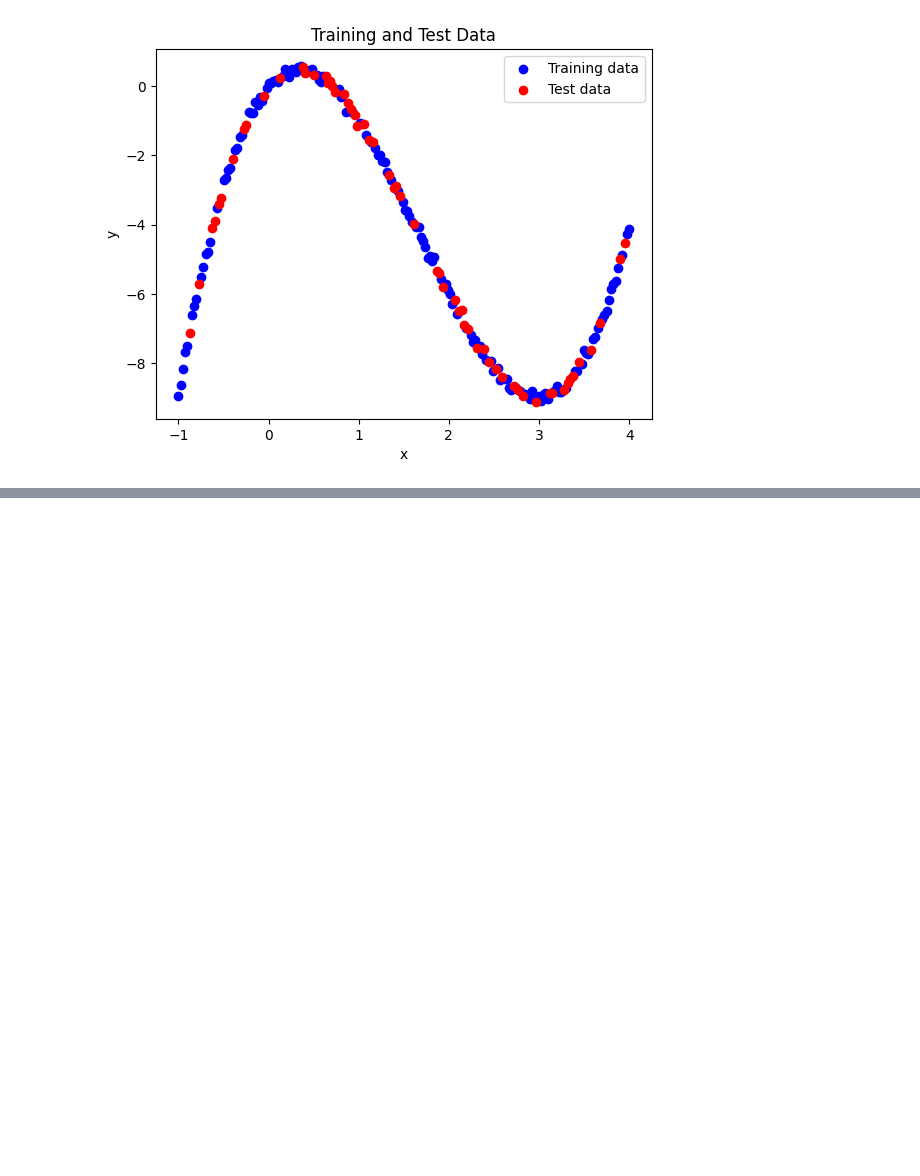
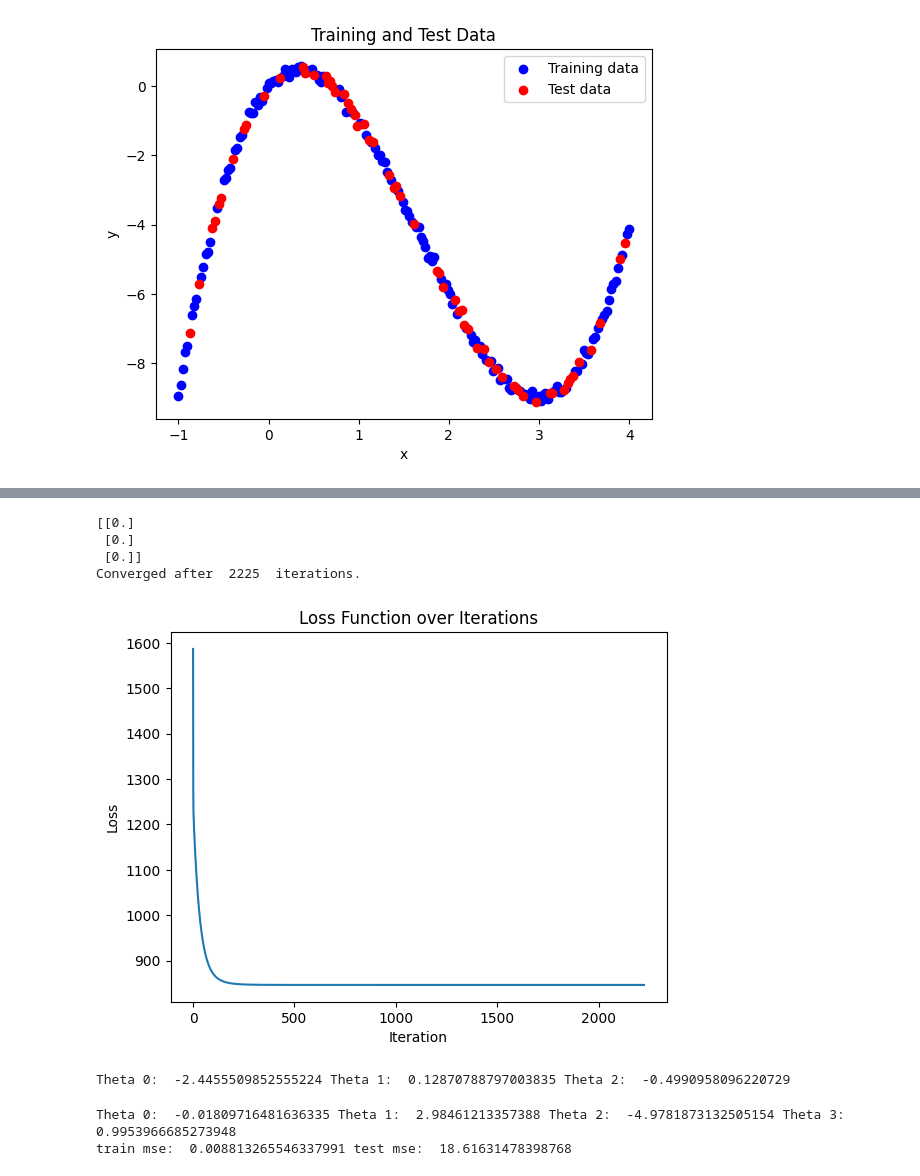
Before and after one commit to kilpy/Machine-Learning-6220, a Jupyter notebook: HW1/Q6/linear_regression.ipynb, the cells around one changed output, grey strips where cells are left out. Drawn from its saved outputs; the diff is of its cells as text; code cells hidden in the pictures; blank space fills up the shorter version.

```diff
--- a/HW1/Q6/linear_regression.ipynb
+++ b/HW1/Q6/linear_regression.ipynb
@@ -163,0 +184,77 @@ plt.show()
+# %%
+# b. Gradient Descent
+# find optimal theta_0, theta_1, and theta_2 using gradient descent.
+# initialize theta and alpha
+
+theta_gd = np.zeros((3,1))
+print(theta_gd)
+
+alpha = 0.0001
+num_iterations = 10000
+losses = []
+
+for i in range(num_iterations):
+    #perform one update on theta[0]:
+    theta_gd = update(theta_gd, alpha)
+    #stop criterion:
+    if np.linalg.norm(gradient(theta_gd)) < 1e-6:
+        print("Converged after ", i, " iterations.")
+        break
+    losses.append(loss(theta_gd))
+    # print(theta_gd)
+
+# 3. Plot the loss function over iterations.
+
+plt.plot(range(len(losses)), losses)
+plt.xlabel('Iteration')
+plt.ylabel('Loss')
+plt.title('Loss Function over Iterations')
+plt.show()
+
+# # generate predictions:
+# y_train_pred = matrix_x @ theta
+# y_test_pred = matrix_x_test @ theta
+
+# # resize:
+# y_train_pred = np.resize(y_train_pred, y_train.shape)
+# y_test_pred = np.resize(y_test_pred, y_test.shape)
+print("Theta 0: ", theta_gd[0][0], "Theta 1: ", theta_gd[1][0], "Theta 2: ", theta_gd[2][0])
+# print("Train MSE: ", mse(len(y_train), y_train, y_train_pred))
+# print("Test MSE: ", mse(len(y_test), y_test, y_test_pred))
+# %% [output]
+[[0.]
+ [0.]
+ [0.]]
+Converged after  2225  iterations.
+[figure, added]
+Theta 0:  -2.4455509852555224 Theta 1:  0.12870788797003835 Theta 2:  -0.4990958096220729
+# %%
+# 4. Assume a cubic model of the form: y = theta_0 + theta_1 * x + theta_2 * x^2 + theta_3 * x^3.
+    # note the changes: construct the matrix x:
+matrix_x= np.vstack((np.ones(len(x_train)), x_train, x_train**2, x_train**3)).T
+
+# a. Use the closed form solution to find optimial theta_0, theta_1, theta_2, and theta_3.
+theta = np.linalg.inv(matrix_x.T @ matrix_x) @ matrix_x.T @ y_train_vector
+theta_0, theta_1, theta_2, theta_3 = theta.flatten()
+print("Theta 0: ", theta_0, "Theta 1: ", theta_1, "Theta 2: ", theta_2, "Theta 3: ", theta_3)
+
+# MSE:
+y_train_pred = matrix_x @ theta
+y_test_pred = matrix_x @ theta
+
+#resize (remove extra dimension):
+y_train_pred = np.resize(y_train_pred, y_train.shape)
+y_test_pred = np.resize(y_test_pred, y_test.shape)
+
+train_mse = mse(len(y_train), y_train, y_train_pred)
+test_mse = mse(len(y_test), y_test, y_test_pred)
+print("train mse: ", train_mse, "test mse: ", test_mse)
+
+# b. Gradient Descent
+# c. Compare and discuss:
+    # Parameter comparison
+    # Error comparison
+    # Plotting
+# %% [output]
+Theta 0:  -0.01809716481636335 Theta 1:  2.98461213357388 Theta 2:  -4.9781873132505154 Theta 3:  0.9953966685273948
+train mse:  0.008813265546337991 test mse:  18.61631478398768
```
Also changed, not shown: parts of 8 cells of this notebook, 1 other file.
